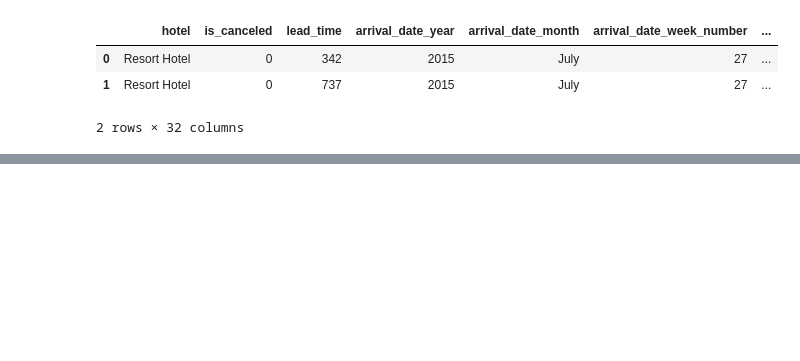
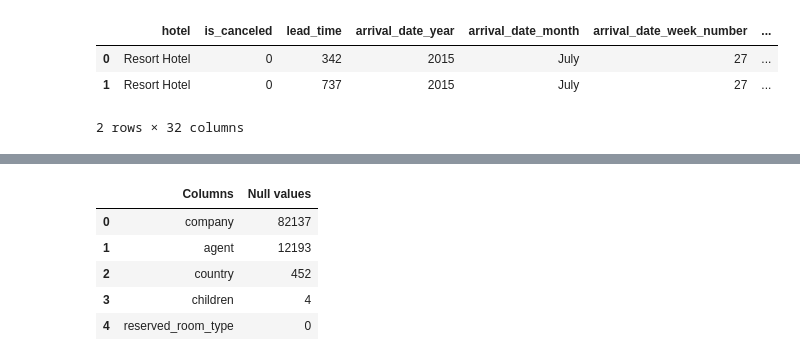
Before and after one commit to pranabrout/EDA-on-Hotel-Booking, a Jupyter notebook: Hotel_Booking_Analysis_Capstone_Project.ipynb, the cells around one changed output, grey strips where cells are left out. Drawn from its saved outputs; the diff is of its cells as text; code cells hidden in the pictures; blank space fills up the shorter version.

```diff
--- a/Hotel_Booking_Analysis_Capstone_Project.ipynb
+++ b/Hotel_Booking_Analysis_Capstone_Project.ipynb
@@ -86,0 +149,10 @@ df1.head(2)
+# %%
+# checking for Null Values
+df1.isna().sum().sort_values(ascending=False)[:5].reset_index().rename(columns={'index':'Columns',0:'Null values'})
+# %% [output]
+|  | Columns | Null values |
+| 0 | company | 82137 |
+| 1 | agent | 12193 |
+| 2 | country | 452 |
+| 3 | children | 4 |
+| 4 | reserved_room_type | 0 |
```
Also changed, not shown: parts of 15 cells of this notebook.
